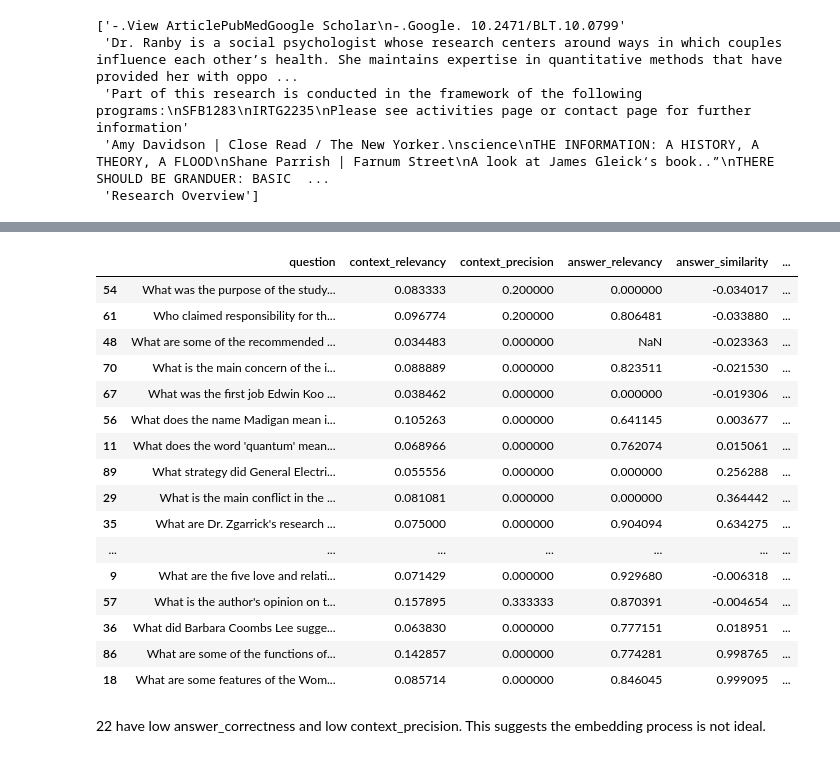
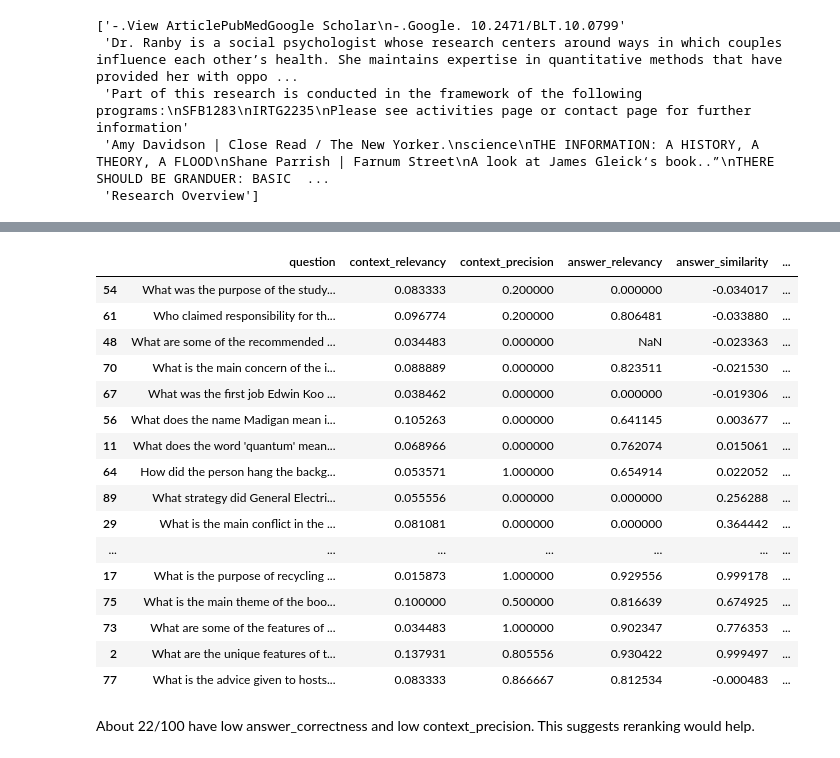
Before and after one commit to NU-MSAI-Practicum/advanced_rag_team_twain, a Jupyter notebook: eval_analysis.ipynb, the cells around one changed output, grey strips where cells are left out. Saved outputs shown, nothing was run; the diff lists cells and outputs as text; code cells hidden in the pictures.

```diff
--- a/eval_analysis.ipynb
+++ b/eval_analysis.ipynb
@@ -190,22 +189,23 @@ About 25/100 have answer_correctness < 0.5 with context_precision > 0.5. We see
 # %%
-data[(data['answer_correctness']<0.5) & (data['context_precision']<0.5)][['question','context_relevancy','context_precision','answer_relevancy','answer_similarity','answer_correctness']].sort_values(by='answer_correctness',ascending=True)
+# context precision = are the contexts ordered in decreasing relevance?
+data[(data['answer_correctness']<0.5) & (data['context_relevancy']<0.5)][['question','context_relevancy','context_precision','answer_relevancy','answer_similarity','answer_correctness']].sort_values(by='answer_correctness',ascending=True)
 # %% [output]
 |  | question | context_relevancy | context_precision | answer_relevancy | answer_similarity | ... |
 | 54 | What was the purpose of the study... | 0.083333 | 0.200000 | 0.000000 | -0.034017 | ... |
 | 61 | Who claimed responsibility for th... | 0.096774 | 0.200000 | 0.806481 | -0.033880 | ... |
 | 48 | What are some of the recommended ... | 0.034483 | 0.000000 | NaN | -0.023363 | ... |
 | 70 | What is the main concern of the i... | 0.088889 | 0.000000 | 0.823511 | -0.021530 | ... |
 | 67 | What was the first job Edwin Koo ... | 0.038462 | 0.000000 | 0.000000 | -0.019306 | ... |
 | 56 | What does the name Madigan mean i... | 0.105263 | 0.000000 | 0.641145 | 0.003677 | ... |
 | 11 | What does the word 'quantum' mean... | 0.068966 | 0.000000 | 0.762074 | 0.015061 | ... |
+| 64 | How did the person hang the backg... | 0.053571 | 1.000000 | 0.654914 | 0.022052 | ... |
 | 89 | What strategy did General Electri... | 0.055556 | 0.000000 | 0.000000 | 0.256288 | ... |
 | 29 | What is the main conflict in the ... | 0.081081 | 0.000000 | 0.000000 | 0.364442 | ... |
-| 35 | What are Dr. Zgarrick's research ... | 0.075000 | 0.000000 | 0.904094 | 0.634275 | ... |
 | ... | ... | ... | ... | ... | ... | ... |
-| 9 | What are the five love and relati... | 0.071429 | 0.000000 | 0.929680 | -0.006318 | ... |
-| 57 | What is the author's opinion on t... | 0.157895 | 0.333333 | 0.870391 | -0.004654 | ... |
-| 36 | What did Barbara Coombs Lee sugge... | 0.063830 | 0.000000 | 0.777151 | 0.018951 | ... |
-| 86 | What are some of the functions of... | 0.142857 | 0.000000 | 0.774281 | 0.998765 | ... |
-| 18 | What are some features of the Wom... | 0.085714 | 0.000000 | 0.846045 | 0.999095 | ... |
+| 17 | What is the purpose of recycling ... | 0.015873 | 1.000000 | 0.929556 | 0.999178 | ... |
+| 75 | What is the main theme of the boo... | 0.100000 | 0.500000 | 0.816639 | 0.674925 | ... |
+| 73 | What are some of the features of ... | 0.034483 | 1.000000 | 0.902347 | 0.776353 | ... |
+| 2 | What are the unique features of t... | 0.137931 | 0.805556 | 0.930422 | 0.999497 | ... |
+| 77 | What is the advice given to hosts... | 0.083333 | 0.866667 | 0.812534 | -0.000483 | ... |
 # %% [markdown]
-22 have low answer_correctness and low context_precision. This suggests the embedding process is not ideal.
+About 22/100 have low answer_correctness and low context_precision. This suggests reranking would help.
```
Also changed, not shown: parts of 4 cells of this notebook.
